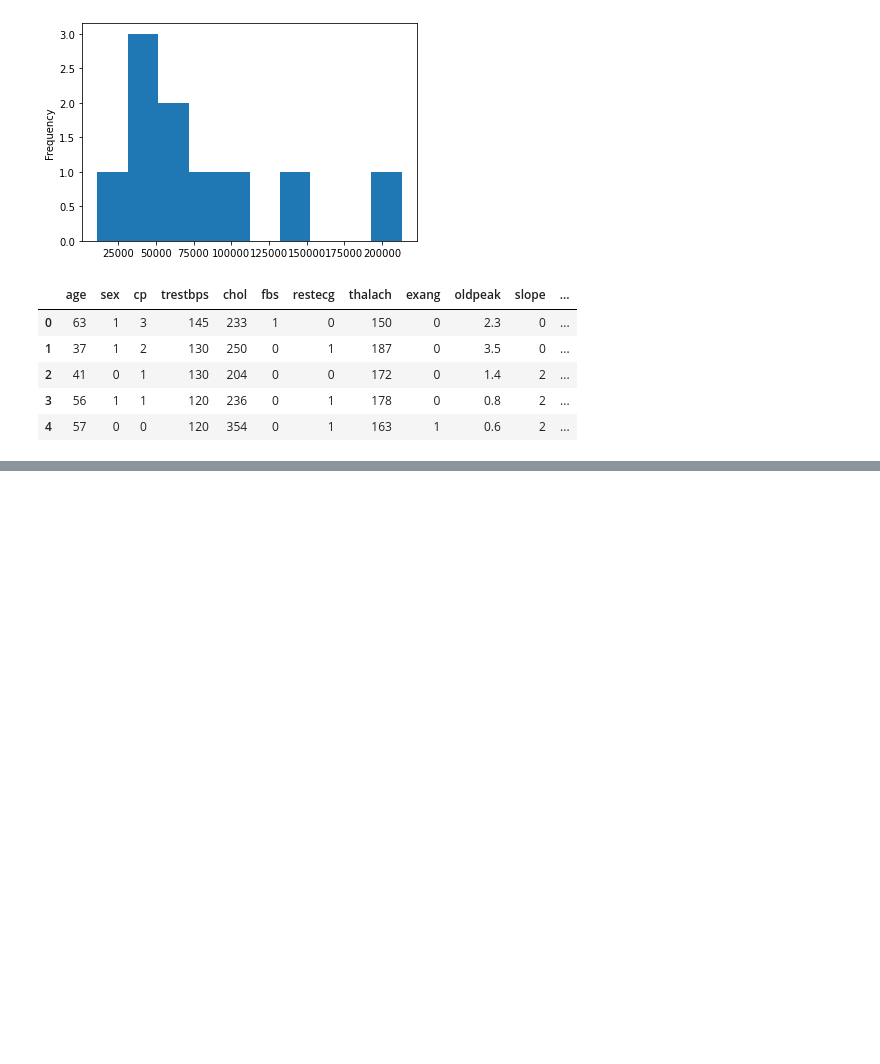
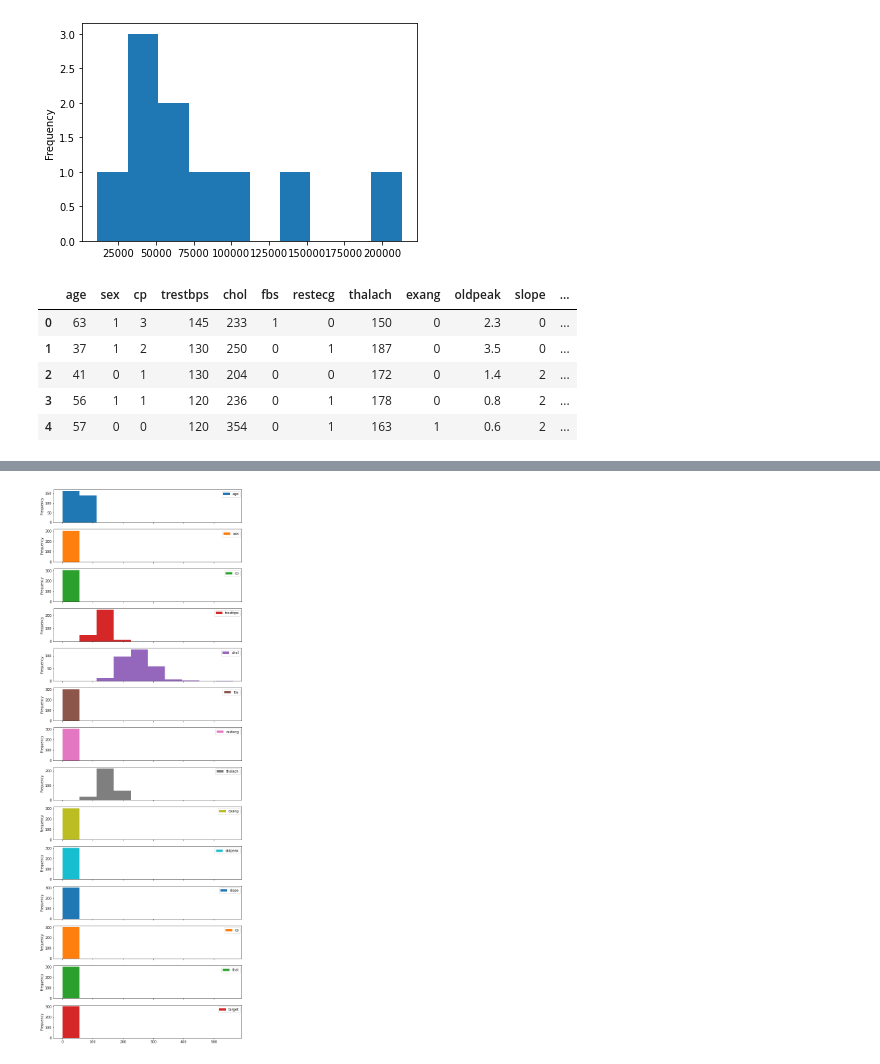
Before and after one commit to Axl11475581/Projects-Folder, a Jupyter notebook: Data Science & Machine Learning/Matplotlib/Introduction-to-matplotlib.ipynb, the cells around one changed output, grey strips where cells are left out. Saved outputs shown, nothing was run; the diff lists cells and outputs as text; code cells hidden in the pictures; blank space fills up the shorter version.

```diff
--- a/Data Science & Machine Learning/Matplotlib/Introduction-to-matplotlib.ipynb
+++ b/Data Science & Machine Learning/Matplotlib/Introduction-to-matplotlib.ipynb
@@ -369,0 +379,5 @@ heart_disease["age"].plot.hist();
+# %%
+# The layout is not that clear
+heart_disease.plot.hist(figsize=(10, 30),subplots=True);
+# %% [output]
+[figure, added]
```
Also changed, not shown: parts of 4 cells of this notebook.
